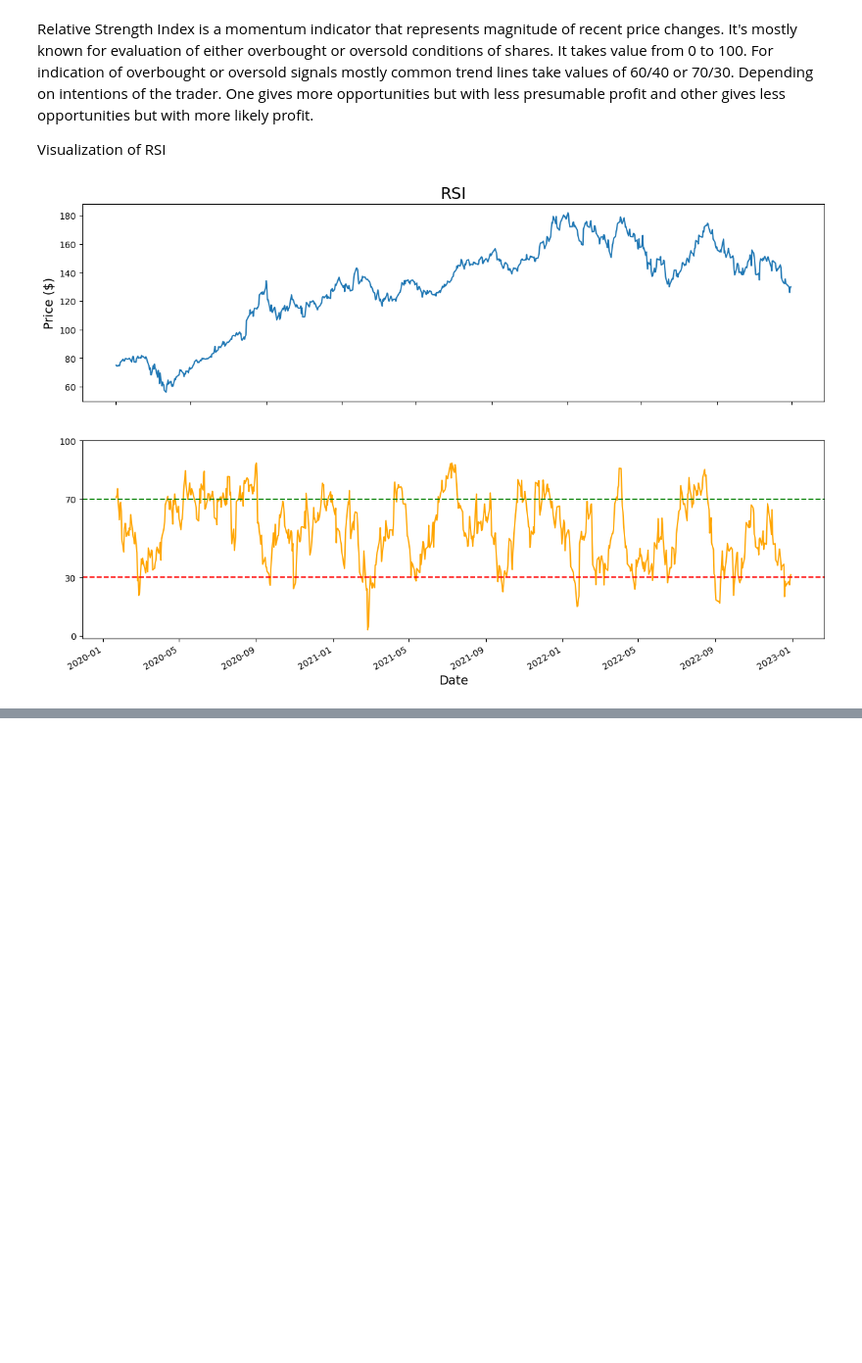
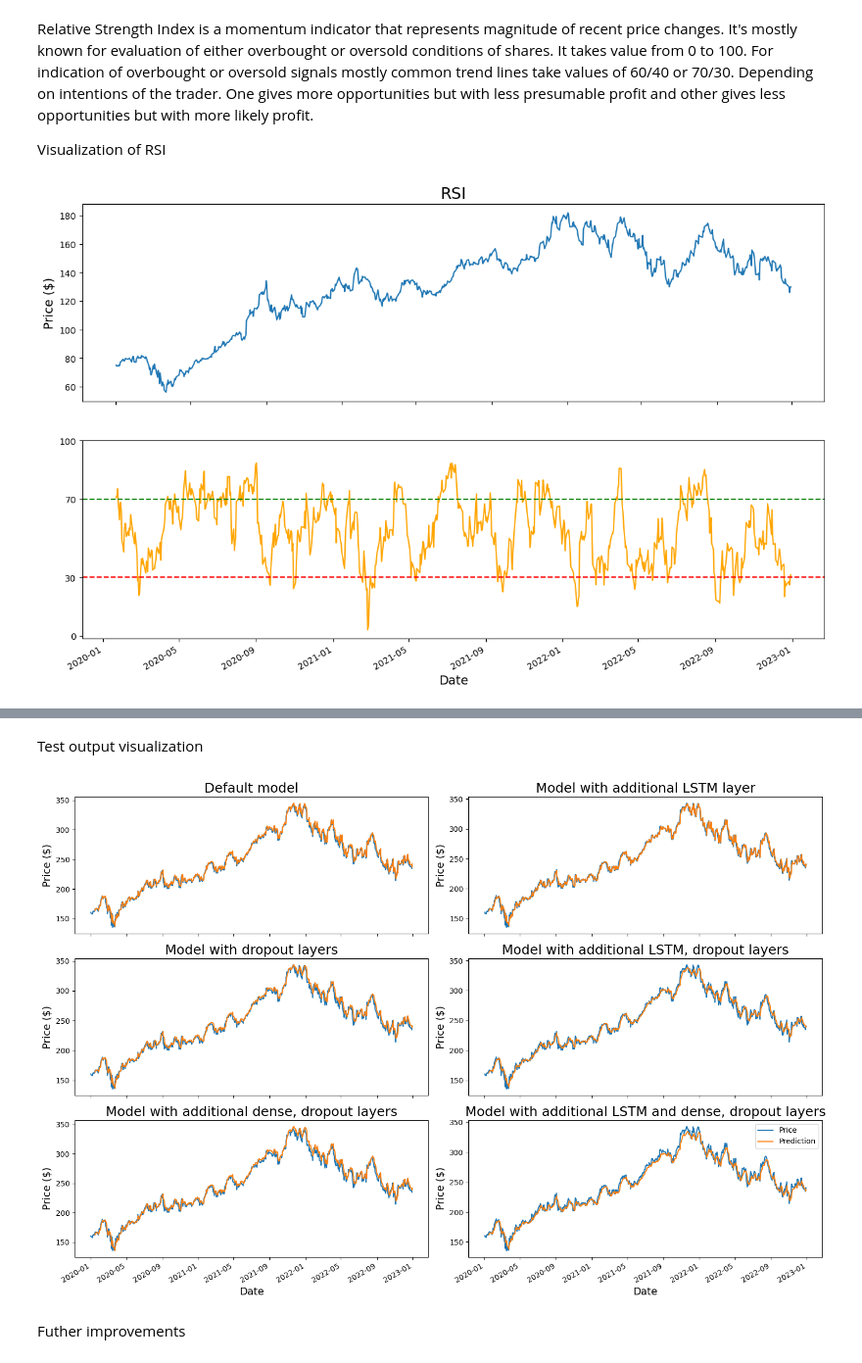
Before and after one commit to Patryk0990/biai-stock-market, a Jupyter notebook: hello.ipynb, the cells around one changed output, grey strips where cells are left out. Shown at 98% size. Cells and saved outputs as stored; diff of their text form; code cells hidden in the pictures; blank space fills up the shorter version.

```diff
--- a/hello.ipynb
+++ b/hello.ipynb
@@ -210,0 +348,18 @@ plt.show()
+# %%
+test_dataset = pd.read_csv(
+    filepath_or_buffer='https://raw.githubusercontent.com/Patryk0990/biai-stock-market/main/dataset/three_years/MSFT.csv',
+    index_col='Date')
+test_dates_str = [dt.datetime.strptime(d, '%Y-%m-%d').date() for d in test_dataset.index.values]
+
+test_price = test_dataset.filter(['Close'])
+scaler = MinMaxScaler(feature_range=(0, 1))
+test_data = scaler.fit_transform(test_price.values)
+
+x_test = []
+y_test = test_price.values[10:len(test_data), :]
+
+for index in range(10, len(test_data)):
+    x_test.append(test_data[index-10:index, 0])
+
+x_test = np.array(x_test)
+x_test = np.reshape(x_test, (x_test.shape[0], x_test.shape[1], 1))
@@ -210,0 +411,60 @@ plt.show()
+# %% [markdown]
+Test output visualization
+# %%
+# Visualize the data
+plt.figure(figsize=(15, 10))
+plt.subplots_adjust(top=1.25, bottom=1.2)
+plt.gca().xaxis.set_major_formatter(m_dates.DateFormatter('%Y-%m-%d'))
+plt.gca().xaxis.set_major_locator(m_dates.DayLocator(interval=90))
+
+# Open price
+plt.subplot(3, 2, 1)
+plt.title('Default model', fontsize=18)
+plt.plot(test_dates_str, test_price['Close'], label='Price')
+plt.plot(test_dates_str[10:], predictions, label='Prediction')
+plt.ylabel('Price ($)', fontsize=14)
+
+# High price
+plt.subplot(3, 2, 2)
+plt.title('Model with additional LSTM layer', fontsize=18)
+plt.plot(test_dates_str, test_price['Close'], label='Price')
+plt.plot(test_dates_str[10:], predictions_4, label='Prediction')
+plt.ylabel('Price ($)', fontsize=14)
+
+# low price
+plt.subplot(3, 2, 3)
+plt.title('Model with dropout layers', fontsize=18)
+plt.plot(test_dates_str, test_price['Close'], label='Price')
+plt.plot(test_dates_str[10:], predictions_2, label='Prediction')
+plt.ylabel('Price ($)', fontsize=14)
+
+# Close price
+plt.subplot(3, 2, 4)
+plt.title('Model with additional LSTM, dropout layers', fontsize=18)
+plt.plot(test_dates_str, test_price['Close'], label='Price')
+plt.plot(test_dates_str[10:], predictions_5, label='Prediction')
+plt.ylabel('Price ($)', fontsize=14)
+
+# Adjusted close price
+plt.subplot(3, 2, 5)
+plt.title('Model with additional dense, dropout layers', fontsize=18)
+plt.plot(test_dates_str, test_price['Close'], label='Price')
+plt.plot(test_dates_str[10:], predictions_3, label='Prediction')
+plt.xlabel('Date', fontsize=14)
+plt.ylabel('Price ($)', fontsize=14)
+
+# Volume
+plt.subplot(3, 2, 6)
+plt.title('Model with additional LSTM and dense, dropout layers', fontsize=18)
+plt.plot(test_dates_str, test_price['Close'], label='Price')
+plt.plot(test_dates_str[10:], predictions_6, label='Prediction')
+plt.xlabel('Date', fontsize=14)
+plt.ylabel('Price ($)', fontsize=14)
+
+plt.legend()
+plt.gcf().autofmt_xdate()
+plt.tight_layout()
+# %% [output]
+[figure, added]
+# %% [markdown]
+Futher improvements
```
Also changed, not shown: parts of 23 cells of this notebook.
